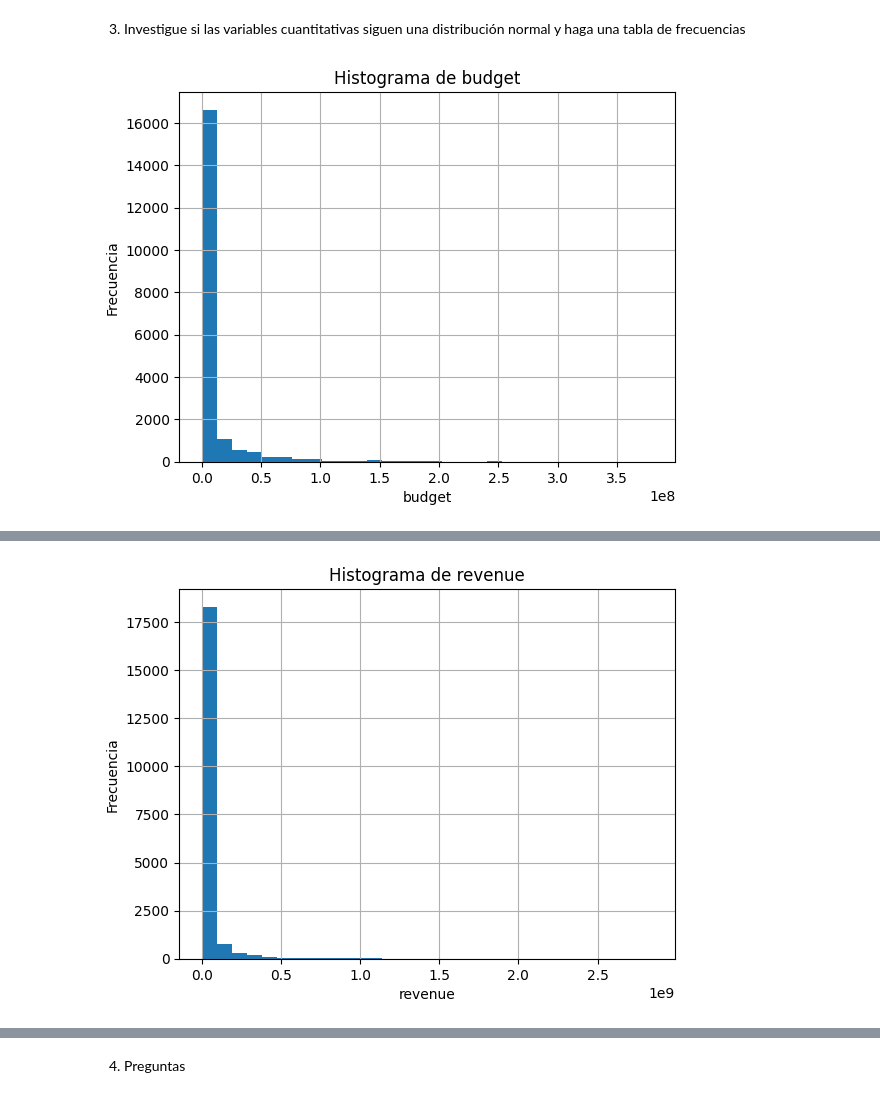
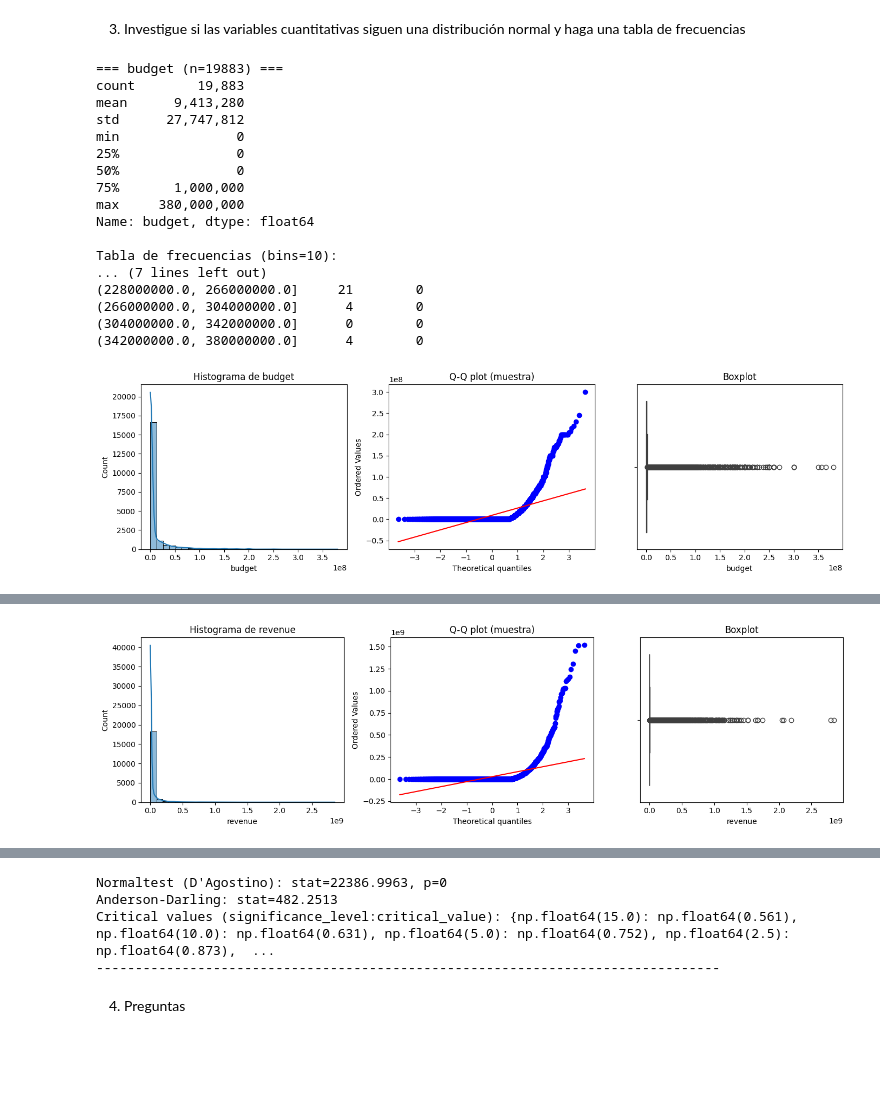
Before and after one commit to CamiR24/Lab1-Mineria, a Jupyter notebook: lab1.ipynb, the cells around one changed output, grey strips where cells are left out. Saved outputs shown, nothing was run; the diff lists cells and outputs as text; code cells hidden in the pictures; blank space fills up the shorter version.

```diff
--- a/lab1.ipynb
+++ b/lab1.ipynb
@@ -110,12 +100,69 @@ tabla de frecuencias
 # %%
 variables = ["budget", "revenue", "runtime", "voteAvg"]
 
-for var in variables:
-    plt.figure()
-    data[var].hist(bins=30)
+
+vars_to_check = variables if 'variables' in globals() else ["budget", "revenue", "runtime", "voteAvg"]
+
+for var in vars_to_check:
+    s = data[var].dropna()
+    print(f"\n=== {var} (n={len(s)}) ===")
+    print(s.describe())
+
+    # Tabla de frecuencias (10 bins)
+    freq = pd.cut(s, bins=10).value_counts().sort_index()
+    freq_df = freq.rename_axis('interval').reset_index(name='count')
+    freq_df['percent'] = (freq_df['count'] / len(s) * 100).round(2)
+    print("\nTabla de frecuencias (bins=10):")
+    print(freq_df.to_string(index=False))
+
+    # Usar muestra para pruebas si la muestra es muy grande
+    s_sample = s.sample(n=5000, random_state=0) if len(s) > 5000 else s
+
+    # Gráficos: histograma + KDE, Q-Q plot, boxplot
+    plt.figure(figsize=(14, 4))
+    plt.subplot(1, 3, 1)
+    sb.histplot(s, bins=30, kde=True)
     plt.title(f"Histograma de {var}")
-    plt.xlabel(var)
-    plt.ylabel("Frecuencia")
+
+    plt.subplot(1, 3, 2)
+    stats.probplot(s_sample, dist="norm", plot=plt)
+    plt.title("Q-Q plot (muestra)")
+
+    plt.subplot(1, 3, 3)
+    sb.boxplot(x=s)
+    plt.title("Boxplot")
+
+    plt.tight_layout()
     plt.show()
+
+    # Pruebas de normalidad
+    try:
+        k2, p = stats.normaltest(s_sample)
+        print(f"Normaltest (D'Agostino): stat={k2:.4f}, p={p:.4g}")
+    except Exception as e:
+        print("Normaltest error:", e)
+
+    ad = stats.anderson(s_sample, dist='norm')
+    print(f"Anderson-Darling: stat={ad.statistic:.4f}")
+    print("Critical values (significance_level:critical_value):",
+          dict(zip(ad.significance_level, ad.critical_values)))
+    print("-" * 80)
 # %% [output]
+=== budget (n=19883) ===
+count        19,883
+mean      9,413,280
+std      27,747,812
+min               0
+25%               0
+50%               0
+75%       1,000,000
+max     380,000,000
+Name: budget, dtype: float64
+
+Tabla de frecuencias (bins=10):
+... (7 lines left out)
+(228000000.0, 266000000.0]     21        0
+(266000000.0, 304000000.0]      4        0
+(304000000.0, 342000000.0]      0        0
+(342000000.0, 380000000.0]      4        0
-[figure, old version]
+[figure, new version]
@@ -122 +186 @@ for var in variables:
-[figure, old version]
+[figure, new version]
@@ -125,3 +223,7 @@ for var in variables:
+Normaltest (D'Agostino): stat=22386.9963, p=0
+Anderson-Darling: stat=482.2513
+Critical values (significance_level:critical_value): {np.float64(15.0): np.float64(0.561), np.float64(10.0): np.float64(0.631), np.float64(5.0): np.float64(0.752), np.float64(2.5): np.float64(0.873),  ...
+--------------------------------------------------------------------------------
 # %% [markdown]
 4. Preguntas
 # %% [markdown]
```
Also changed, not shown: parts of 3 cells of this notebook.
